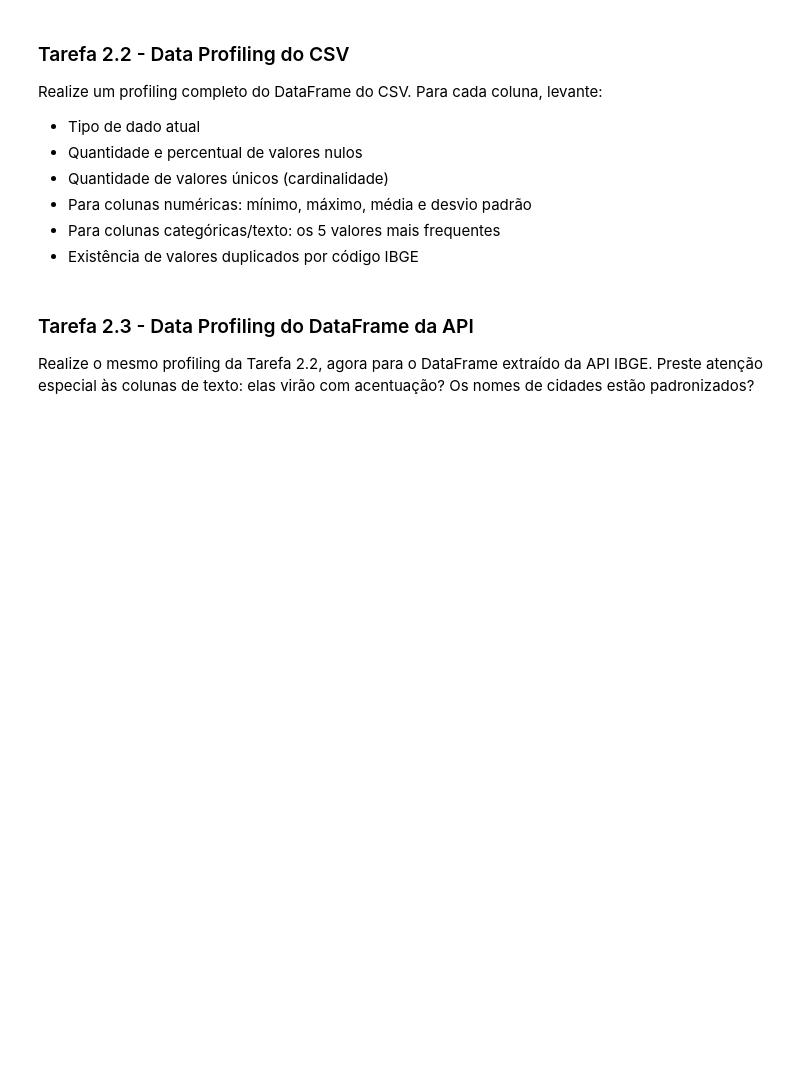
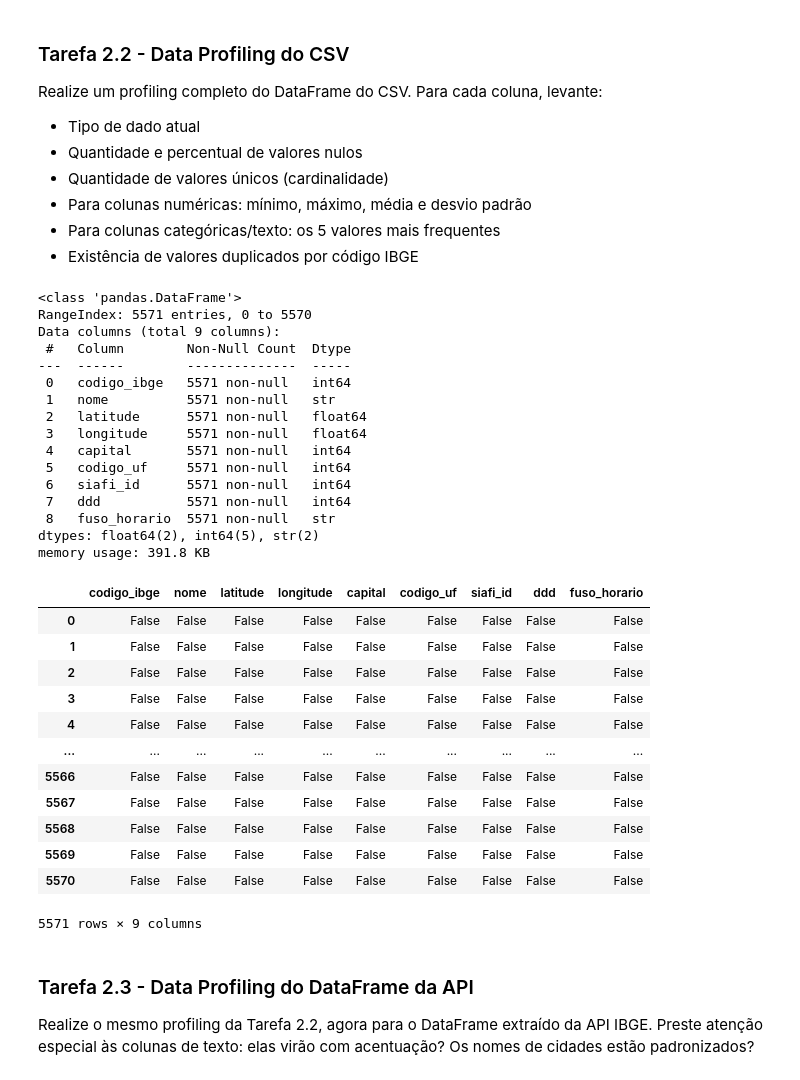
Before and after one commit to davidogral/Data-Wragling, a Jupyter notebook: Luiz/Aula 04 - Atividade de Extração e Data Wrangling.ipynb, the cells around one changed output. Drawn from its saved outputs; the diff is of its cells as text; code cells hidden in the pictures; blank space fills up the shorter version.

```diff
--- a/Luiz/Aula 04 - Atividade de Extração e Data Wrangling.ipynb
+++ b/Luiz/Aula 04 - Atividade de Extração e Data Wrangling.ipynb
@@ -232,3 +223,7 @@ em um DataFrame.
 > **Dica:** O `pandas.read_csv()` aceita URLs diretamente como argumento.
 # %%
 # Tarefa 2.1 - Carregue o CSV da URL diretamente para um DataFrame
+url_csv = "https://raw.githubusercontent.com/kelvins/municipios-brasileiros/main/csv/municipios.csv"
+
+df_csv = pd.read_csv(url_csv)
+df_csv.head()  # Exibir as primeiras linhas do DataFrame para verificar o carregamento
@@ -245,6 +247,39 @@ Realize um profiling completo do DataFrame do CSV. Para cada coluna, levante:
 - Existência de valores duplicados por código IBGE
 # %%
 # Tarefa 2.2a - Análise de nulos e cardinalidade de cada coluna
+df_csv.info()
+
+df_csv.isnull()
+# %% [output]
+<class 'pandas.DataFrame'>
+RangeIndex: 5571 entries, 0 to 5570
+Data columns (total 9 columns):
+ #   Column        Non-Null Count  Dtype
+---  ------        --------------  -----
+ 0   codigo_ibge   5571 non-null   int64
+ 1   nome          5571 non-null   str
+ 2   latitude      5571 non-null   float64
+ 3   longitude     5571 non-null   float64
+ 4   capital       5571 non-null   int64
+ 5   codigo_uf     5571 non-null   int64
+ 6   siafi_id      5571 non-null   int64
+ 7   ddd           5571 non-null   int64
+ 8   fuso_horario  5571 non-null   str
+dtypes: float64(2), int64(5), str(2)
+memory usage: 391.8 KB
+|  | codigo_ibge | nome | latitude | longitude | capital | codigo_uf | siafi_id | ddd | fuso_horario |
+| 0 | False | False | False | False | False | False | False | False | False |
+| 1 | False | False | False | False | False | False | False | False | False |
+| 2 | False | False | False | False | False | False | False | False | False |
+| 3 | False | False | False | False | False | False | False | False | False |
+| 4 | False | False | False | False | False | False | False | False | False |
+| ... | ... | ... | ... | ... | ... | ... | ... | ... | ... |
+| 5566 | False | False | False | False | False | False | False | False | False |
+| 5567 | False | False | False | False | False | False | False | False | False |
+| 5568 | False | False | False | False | False | False | False | False | False |
+| 5569 | False | False | False | False | False | False | False | False | False |
+| 5570 | False | False | False | False | False | False | False | False | False |
+5571 rows × 9 columns
 # %%
 # Tarefa 2.2b - Estatísticas descritivas das colunas numéricas
 # %%
```
Also changed, not shown: parts of 4 cells of this notebook.
